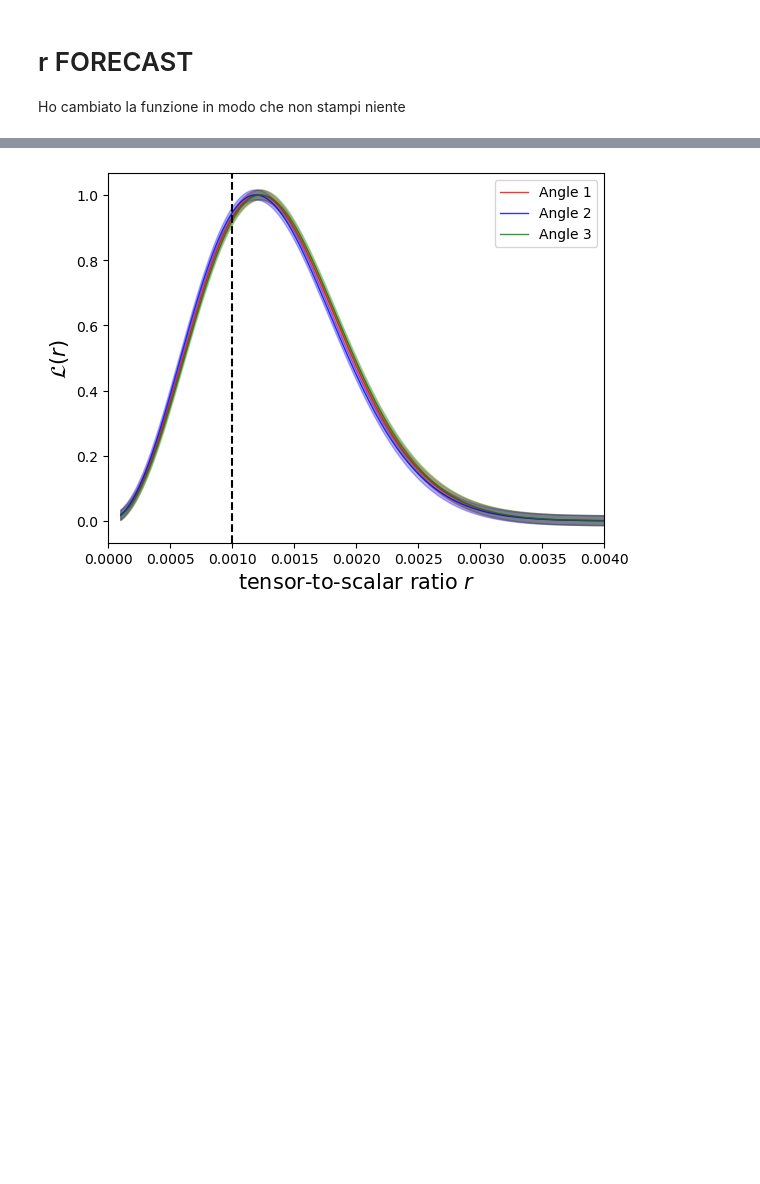
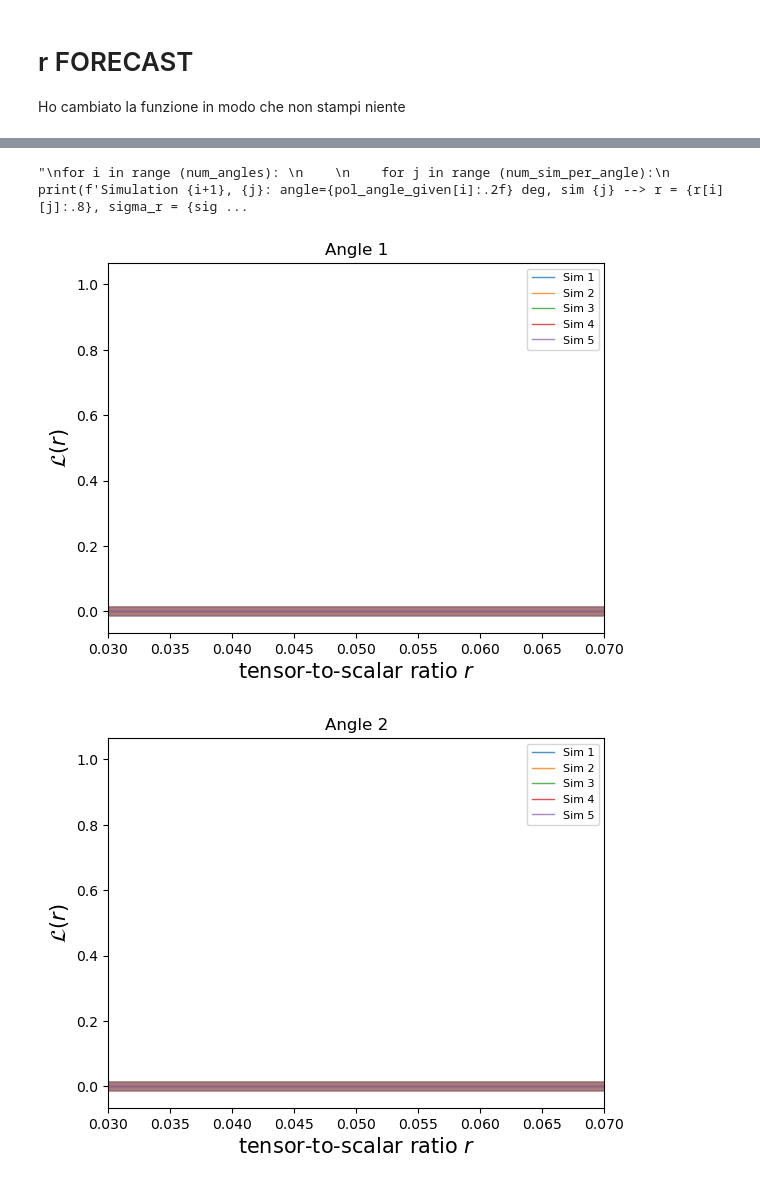
Before and after one commit to racheleguidettii/MastersThesis, a Jupyter notebook: PySMmaps/Patch_Angle.ipynb, the cells around one changed output, grey strips where cells are left out. Saved outputs shown, nothing was run; the diff lists cells and outputs as text; code cells hidden in the pictures; blank space fills up the shorter version.

```diff
--- a/PySMmaps/Patch_Angle.ipynb
+++ b/PySMmaps/Patch_Angle.ipynb
@@ -973,19 +963,23 @@ def xForecast(components, instrument, d_fgs, lmin, lmax,
 
     return res, np.exp(-chi2), r_grid
 # %%
-# MEDIA
 res = {}
 logL = {}
 r_grid ={}
-r = np.zeros((num_angles))
-sigma_r = np.zeros((num_angles))
+r = np.zeros((num_angles, num_sim_per_angle))
+sigma_r = np.zeros((num_angles, num_sim_per_angle))
 
 
 
 for i in range (num_angles):
-    res[i], logL[i], r_grid[i] = xForecast(components, instrument_freq, full_array[i], 2, 2*nside-1, Alens=0.1, r=0.001, make_figure=True)
-    res[i].cosmo_params['r'] = np.array(res[i].cosmo_params['r'])
-    r[i] = (res[i].cosmo_params['r'][0][0])
-    sigma_r[i] = (res[i].cosmo_params['r'][1][0])
-    print(f'Simulation {i+1}: angle={pol_angle_given[i]:.2f} deg --> r = {r[i]:.8}, sigma_r = {sigma_r[i]:.8}')
+    res[i] = {}
+    logL[i] = {}
+    r_grid[i] = {}
+
+    for j in range (num_sim_per_angle):
+        res[i][j], logL[i][j], r_grid[i][j] = xForecast(components, instrument_freq, full_array[i][j], 2, 2*nside-1, Alens=0.1, r=0.001, make_figure=True)
+        res[i][j].cosmo_params['r'] = np.array(res[i][j].cosmo_params['r'])
+        r[i][j] = (res[i][j].cosmo_params['r'][0][0])
+        sigma_r[i][j] = (res[i][j].cosmo_params['r'][1][0])
+        print(f'Simulation {i+1}: angle={pol_angle_given[i]:.2f} deg, sim {j+1} --> r = {r[i][j]:.8}, sigma_r = {sigma_r[i][j]:.8}')
 # %% [output]
@@ -998,21 +999,41 @@ Simulation 3: angle=0.90 deg --> r = 0.0012295471, sigma_r = 0.0016291207
+# %%
+
+for i in range (num_angles):
+
+    for j in range (num_sim_per_angle):
+        print(f'Simulation {i+1}, {j}: angle={pol_angle_given[i]:.2f} deg, sim {j} --> r = {r[i][j]:.8}, sigma_r = {sigma_r[i][j]:.8}')
+# %% [output]
+"\nfor i in range (num_angles): \n    \n    for j in range (num_sim_per_angle):\n        print(f'Simulation {i+1}, {j}: angle={pol_angle_given[i]:.2f} deg, sim {j} --> r = {r[i][j]:.8}, sigma_r = {sig ...
 # %%
-colors = ["red","blue","green"]
+lower_quantile = {}
+upper_quantile = {}
+
+for i in range(num_angles):
+    lower_quantile[i] = {}
+    upper_quantile[i] = {}
+    for j in range(num_sim_per_angle):
+        std_dev = np.std(logL[i][j])
+        lower_quantile[i][j] = logL[i][j] - std_dev / 20
+        upper_quantile[i][j] = logL[i][j] + std_dev / 20
 
 
-lower_quantile = [logL[i] - np.std(logL[i])/20 for i in range(num_angles)]
-upper_quantile = [logL[i] + np.std(logL[i])/20 for i in range(num_angles)]
+colors = ['C0', 'C1', 'C2', 'C3', 'C4', 'C5', 'C6', 'C7', 'C8', 'C9']
 
-for i in range (num_angles):
-    plt.plot( r_grid[i], logL[i], color=colors[i], linestyle='-', linewidth = 1, alpha=0.8, label=f'Angle {i+1}' )
-    plt.fill_between(r_grid[i], lower_quantile[i], upper_quantile[i], color=colors[i], alpha=0.3)
+for i in range(num_angles):
+    plt.figure()
+    for j in range(num_sim_per_angle):
+        plt.plot(r_grid[i][j], logL[i][j], color=colors[j], linestyle='-', linewidth=1, alpha=0.8, label=f'Sim {j+1}')
+        plt.fill_between(r_grid[i][j], lower_quantile[i][j], upper_quantile[i][j], color=colors[j], alpha=0.3)
 
-plt.axvline(x=0.001, color='k', linestyle='--')
+    #plt.axvline(x=0.001, color='k', linestyle='--')
 
-plt.ylabel(r'$\mathcal{L}(r)$', fontsize=15)
-plt.xlabel(r'tensor-to-scalar ratio $r$', fontsize=15)
-#plt.xlim(3e-4, 4e-3)
-plt.xlim(0, 0.004)
-plt.legend()
-plt.show()
+    plt.ylabel(r'$\mathcal{L}(r)$', fontsize=15)
+    plt.xlabel(r'tensor-to-scalar ratio $r$', fontsize=15)
+    #plt.xlim(0, 0.004)
+    plt.xlim(0.03, 0.07)
+    plt.legend(fontsize=8)
+    plt.title(f'Angle {i+1}')
+    plt.show()
 # %% [output]
-[figure, old version]
+[figure, new version]
+[figure, added]
```
Also changed, not shown: parts of 23 cells of this notebook.
